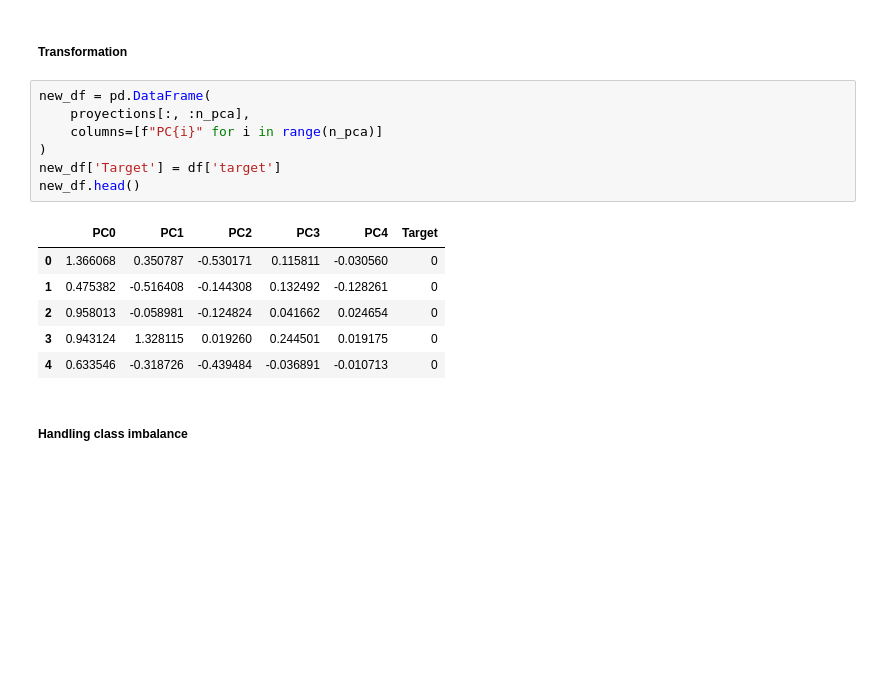
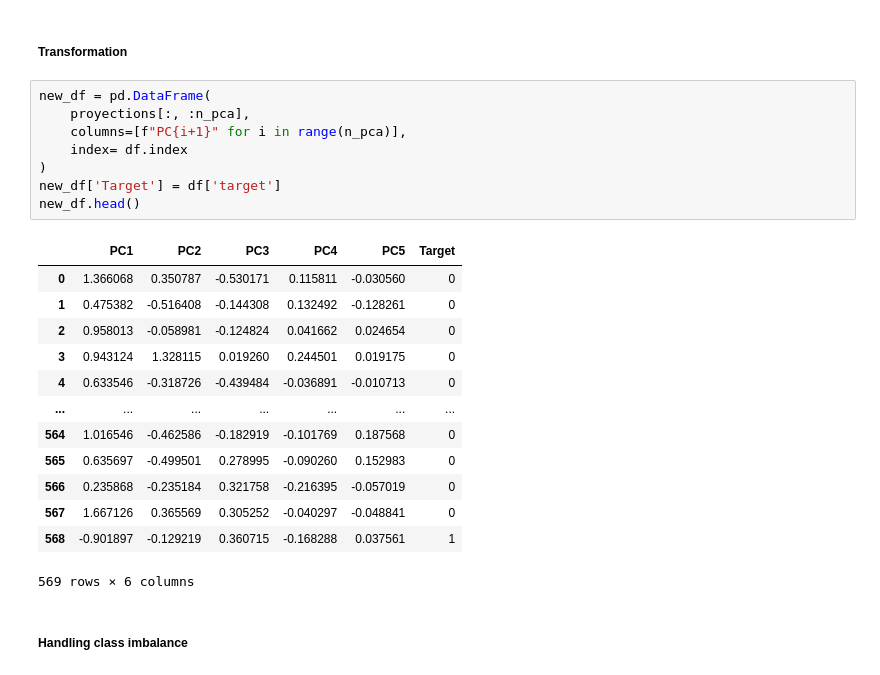
Before and after one commit to isaacmenchaca97/breast_cancer_detection, a Jupyter notebook: breast_cancer.ipynb, the cells around one changed output. Saved outputs shown, nothing was run; the diff lists cells and outputs as text; blank space fills up the shorter version.

Commit message:
ad index to the tranformed data PCA

```diff
--- a/breast_cancer.ipynb
+++ b/breast_cancer.ipynb
@@ -307,17 +307,25 @@ ax.set_ylabel('Por. varianza acumulada');
 # %%
 new_df = pd.DataFrame(
     proyections[:, :n_pca],
-    columns=[f"PC{i}" for i in range(n_pca)]
+    columns=[f"PC{i+1}" for i in range(n_pca)],
+    index= df.index
 )
 new_df['Target'] = df['target']
 new_df.head()
 # %% [output]
-|  | PC0 | PC1 | PC2 | PC3 | PC4 | Target |
+|  | PC1 | PC2 | PC3 | PC4 | PC5 | Target |
 | 0 | 1.366068 | 0.350787 | -0.530171 | 0.115811 | -0.030560 | 0 |
 | 1 | 0.475382 | -0.516408 | -0.144308 | 0.132492 | -0.128261 | 0 |
 | 2 | 0.958013 | -0.058981 | -0.124824 | 0.041662 | 0.024654 | 0 |
 | 3 | 0.943124 | 1.328115 | 0.019260 | 0.244501 | 0.019175 | 0 |
 | 4 | 0.633546 | -0.318726 | -0.439484 | -0.036891 | -0.010713 | 0 |
+| ... | ... | ... | ... | ... | ... | ... |
+| 564 | 1.016546 | -0.462586 | -0.182919 | -0.101769 | 0.187568 | 0 |
+| 565 | 0.635697 | -0.499501 | 0.278995 | -0.090260 | 0.152983 | 0 |
+| 566 | 0.235868 | -0.235184 | 0.321758 | -0.216395 | -0.057019 | 0 |
+| 567 | 1.667126 | 0.365569 | 0.305252 | -0.040297 | -0.048841 | 0 |
+| 568 | -0.901897 | -0.129219 | 0.360715 | -0.168288 | 0.037561 | 1 |
+569 rows × 6 columns
 # %% [markdown]
 ##### Handling class imbalance
 # %%
```
Also changed, not shown: parts of 2 cells of this notebook.
